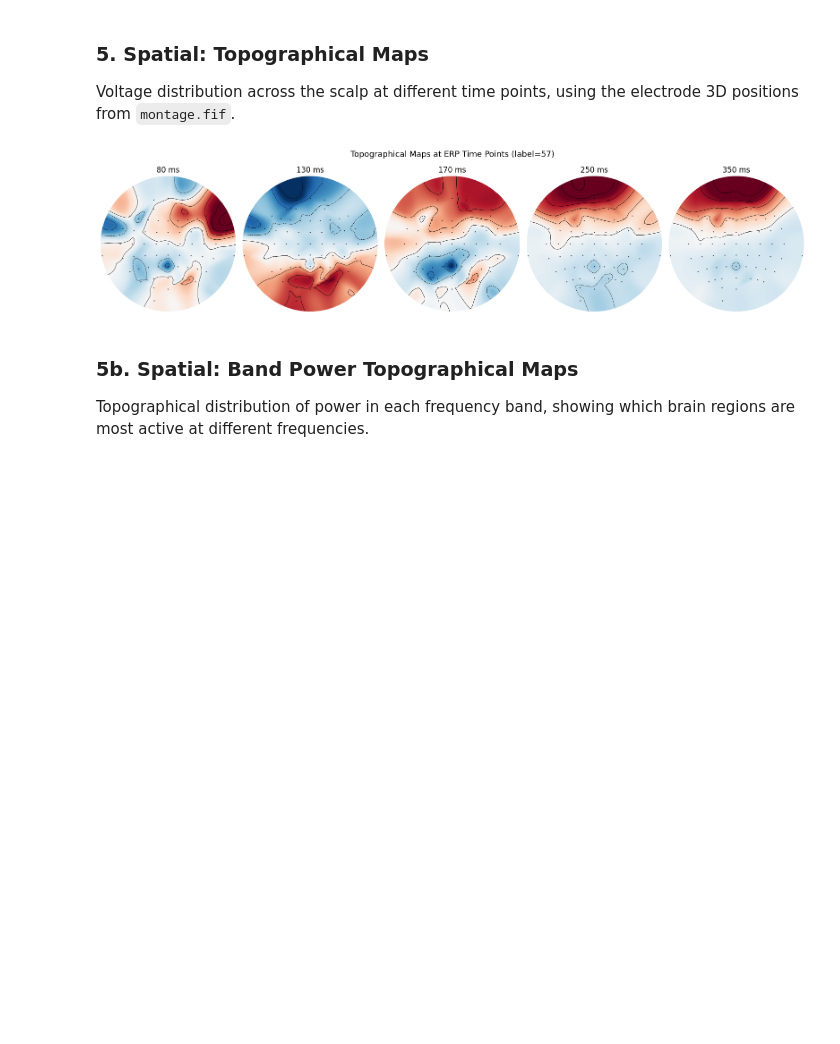
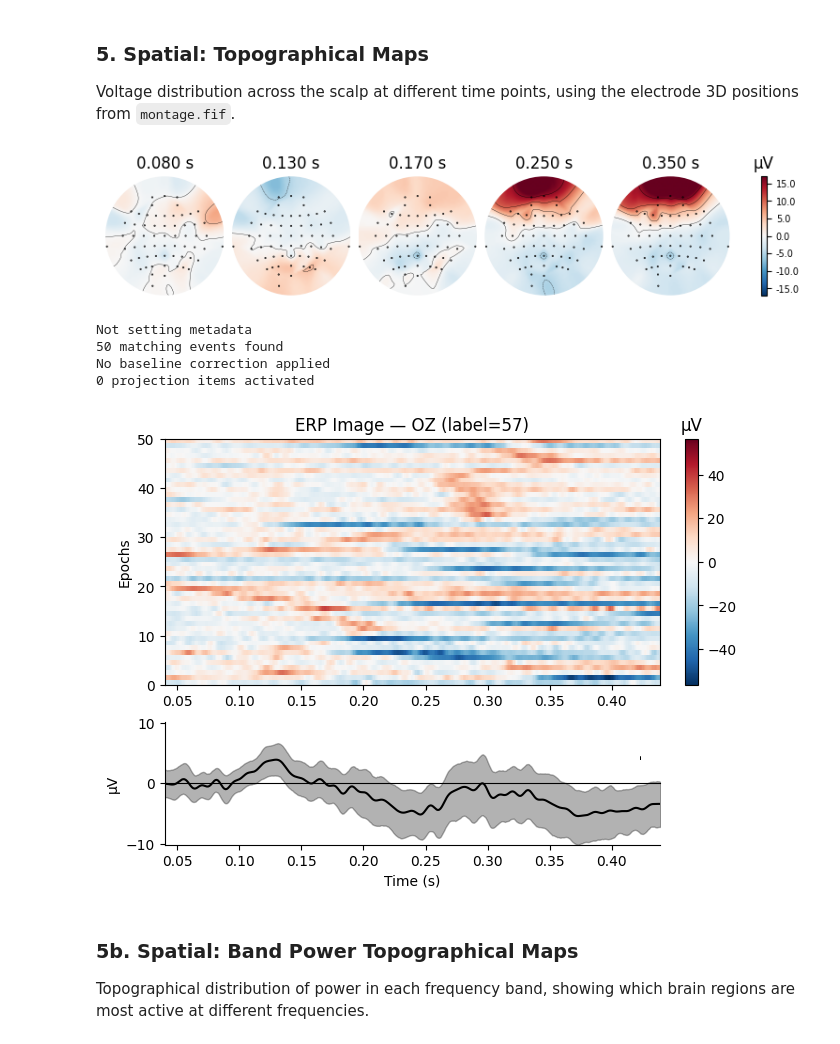
Before and after one commit to RTae/SUPA-EEG, a Jupyter notebook: viz.ipynb, the cells around one changed output. Cells and saved outputs as stored; diff of their text form; code cells hidden in the pictures; blank space fills up the shorter version.

```diff
--- a/viz.ipynb
+++ b/viz.ipynb
@@ -307,25 +317,29 @@ Voltage distribution across the scalp at different time points, using the electr
 # %%
 # 5a) Topographical maps at key ERP time points using MNE
 fig = evoked.plot_topomap(
     times=[0.08, 0.13, 0.17, 0.25, 0.35],
     ch_type="eeg",
     cmap="RdBu_r",
     contours=6,
     show=False,
-    title=f"ERP Topography (label={target_label})",
 )
 plt.show()
 
 # 5b) Animated-style: ERP image (trials x time) for occipital channel
 fig = epochs.plot_image(
     picks=["OZ"],
     combine=None,
     show=False,
     title=f"ERP Image — OZ (label={target_label})",
 )
 plt.show()
 # %% [output]
-[figure, old version]
+[figure, new version]
+Not setting metadata
+50 matching events found
+No baseline correction applied
+0 projection items activated
+[figure, added]
 # %% [markdown]
 ### 5b. Spatial: Band Power Topographical Maps
 Topographical distribution of power in each frequency band, showing which brain regions are most active at different frequencies.
```
Also changed, not shown: parts of 6 cells of this notebook, 2 other files.
